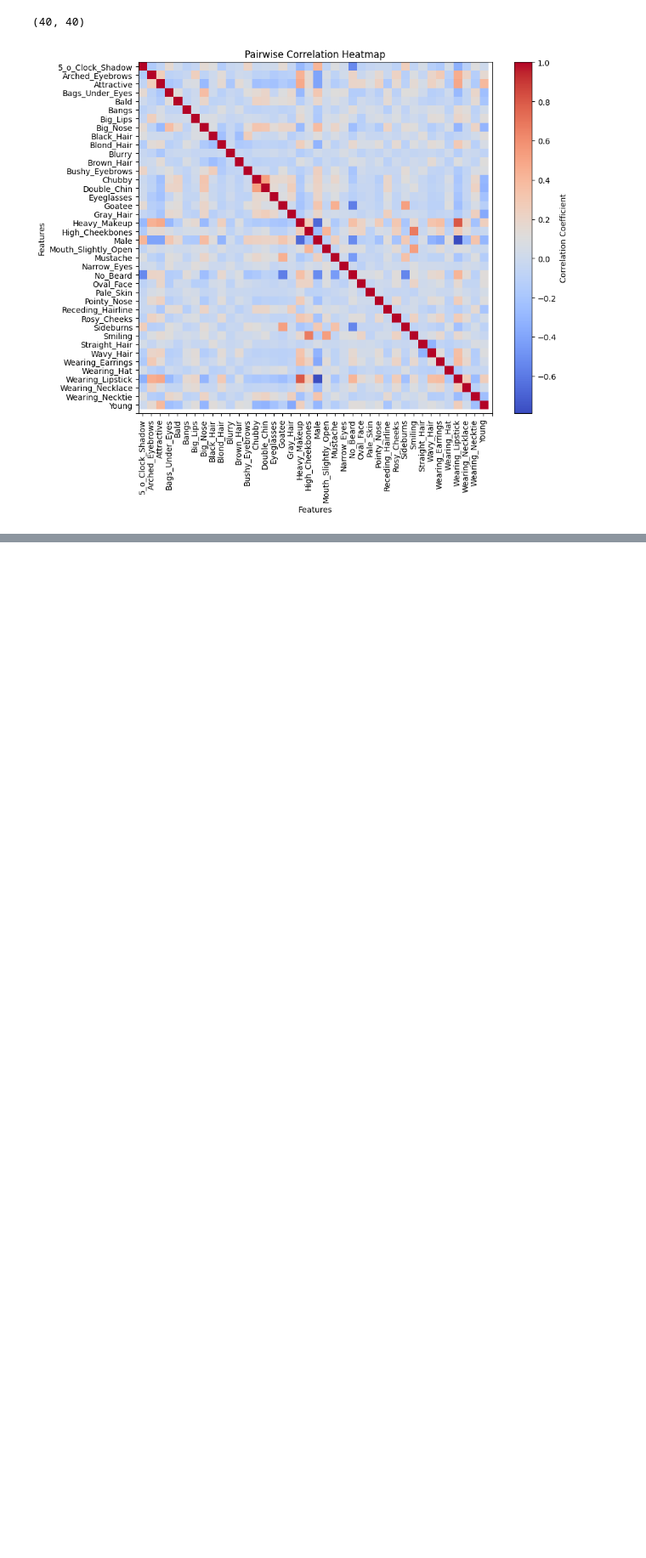
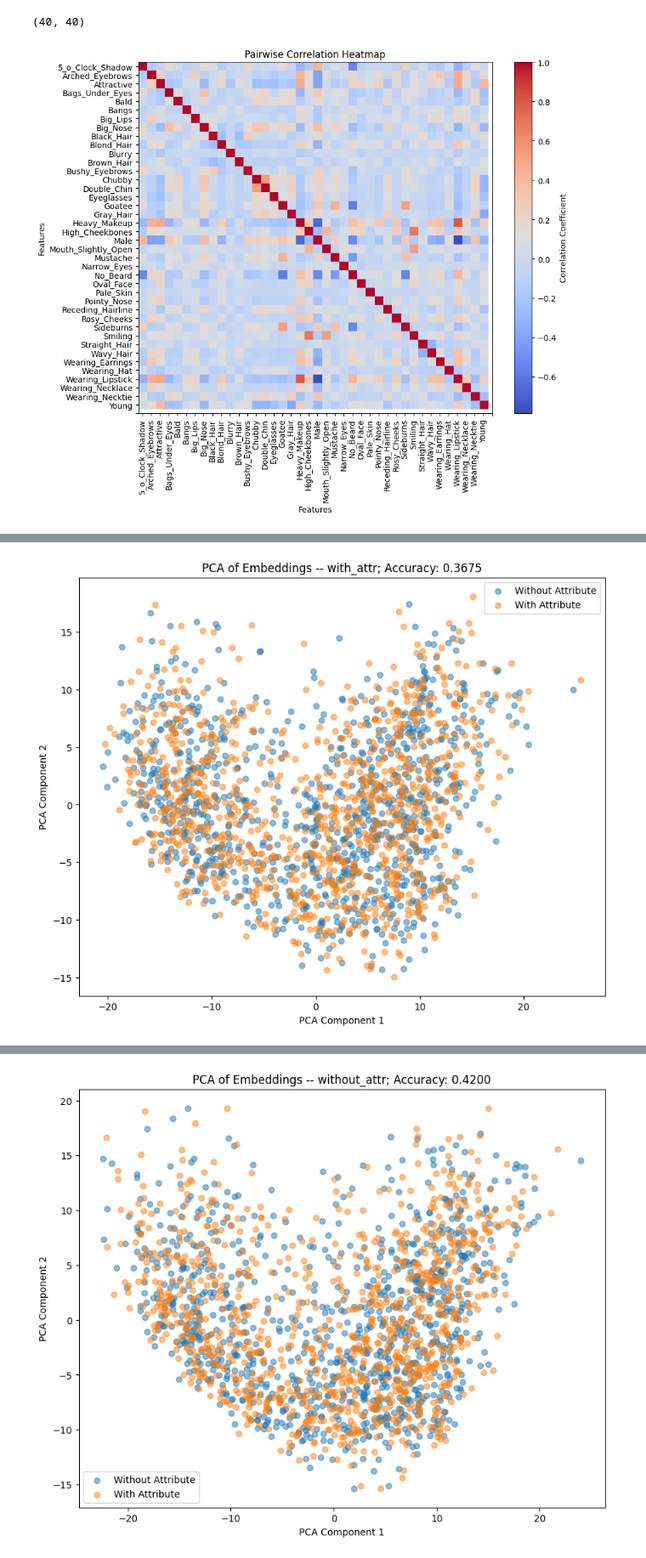
Before and after one commit to RoyRin/ripple_bench, a Jupyter notebook: notebooks/celebA_exploration.ipynb, the cells around one changed output, grey strips where cells are left out. Shown at 85% size. Cells and saved outputs as stored; diff of their text form; code cells hidden in the pictures; blank space fills up the shorter version.

```diff
--- a/notebooks/celebA_exploration.ipynb
+++ b/notebooks/celebA_exploration.ipynb
@@ -398,7 +405,7 @@ Number of samples without attribute: 32345
 # 1. CONFIGURATION
 # ========================
 #IMAGE_SIZE = 224
-NUM_EPOCHS = 50  # More epochs needed
+NUM_EPOCHS = 20  # More epochs needed
 LEARNING_RATE = 0.01  # Higher initial LR when training from scratch
 SAVE_MODEL_PATH = f"resnet50_scratch_celeba__remove_{attribute_}.pth"
 
@@ -437,0 +563,71 @@ KeyboardInterrupt:
+# %%
+model_ = model
+model_ = model_without_attr
+cpu_device = torch.device("cpu")
+
+models = [("with_attr", model), ("without_attr", model_without_attr)]
+for name, model_ in models:
+    indices_without_attr = np.where(subset_targets_np[:, attr_index] == 0)[0]
+    indices_with_attr = np.where(subset_targets_np[:, attr_index] == 1)[0]
+
+    num_images = 1000
+    # Get embeddings for images without attribute
+    embeddings_without_attr = []
+    for ii, idx in enumerate(indices_without_attr[:num_images]):
+        if ii % 50 == 0:
+            print("Processing sample", ii)
+        img_tensor = train_dataset[idx][0].unsqueeze(0).to(cpu_device)  # Add batch dimension
+        embedding = get_embedding(model_.to(cpu_device), img_tensor)
+        embeddings_without_attr.append(embedding.cpu().numpy())
+    print("-----2-----")
+    # Get embeddings for images with attribute
+    embeddings_with_attr = []
+    for ii, idx in enumerate(indices_without_attr[:num_images]):
+        if ii % 50 == 0:
+            print("Processing sample", ii)
+        img_tensor = train_dataset[idx][0].unsqueeze(0).to(cpu_device)  # Add batch dimension
+        embedding = get_embedding(model_.to(cpu_device), img_tensor)
+        embeddings_with_attr.append(embedding.cpu().numpy())
+    all_embeddings = embeddings_without_attr + embeddings_with_attr
+    # stack
+    all_embeddings = np.concatenate(all_embeddings, axis=0)
+    labels_ = np.concatenate([np.zeros(len(embeddings_without_attr)), np.ones(len(embeddings_with_attr))])
+
+
+    # train logistic regression on embeddings and labels
+    from sklearn.linear_model import LogisticRegression
+    from sklearn.metrics import accuracy_score
+    from sklearn.model_selection import train_test_split
+    # split data into train and test
+    X_train, X_test, y_train, y_test = train_test_split(all_embeddings, labels_, test_size=0.2, random_state=42)
+    # train logistic regression
+    logreg = LogisticRegression(max_iter=1000, solver="liblinear")
+    logreg.fit(X_train, y_train)
+    preds = logreg.predict(X_test)
+    acc = accuracy_score(y_test, preds)
+
+    #acc = accuracy_score(labels_, preds)
+    print(f"Accuracy of logistic regression on embeddings for {name}: {acc:.4f}")
+    print(f"embedding shape {all_embeddings.shape}")
+    n = len(embeddings_with_attr)
+    print(f"n {n}")
+    # run PCA on embeddings
+    from sklearn.decomposition import PCA
+    from sklearn.manifold import TSNE
+    import matplotlib.pyplot as plt
+    import numpy as np
+    #embeddings_without_attr_np = np.concatenate(embeddings_without_attr, axis=0)
+    #embeddings_with_attr_np = np.concatenate(embeddings_with_attr, axis=0)
+    #embeddings_with_attr_np.shape
+    # plot embeddings with PCA
+    pca = PCA(n_components=2)
+    pca_embeddings = pca.fit_transform(all_embeddings)
+    plt.figure(figsize=(10, 8))
+    plt.scatter(pca_embeddings[:n, 0], pca_embeddings[:n, 1], label="Without Attribute", alpha=0.5)
+    plt.scatter(pca_embeddings[n:, 0], pca_embeddings[n:, 1], label="With Attribute", alpha=0.5)
+    plt.title(f"PCA of Embeddings -- {name}; Accuracy: {acc:.4f}")
+    plt.xlabel("PCA Component 1")
+    plt.ylabel("PCA Component 2")
+    plt.legend()
+    plt.show()
+# %% [output]
@@ -437,0 +651 @@ KeyboardInterrupt:
+[figure, added]
@@ -437,0 +669 @@ KeyboardInterrupt:
+[figure, added]
```
Also changed, not shown: parts of 14 cells of this notebook.
